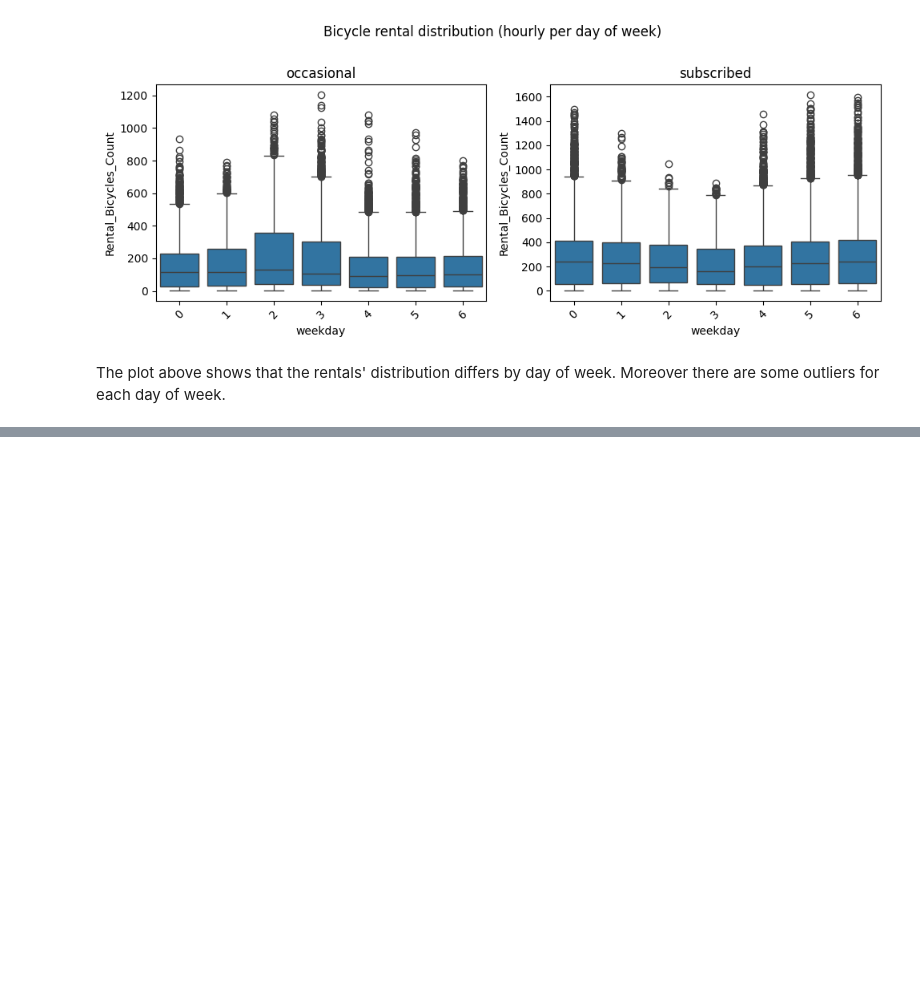
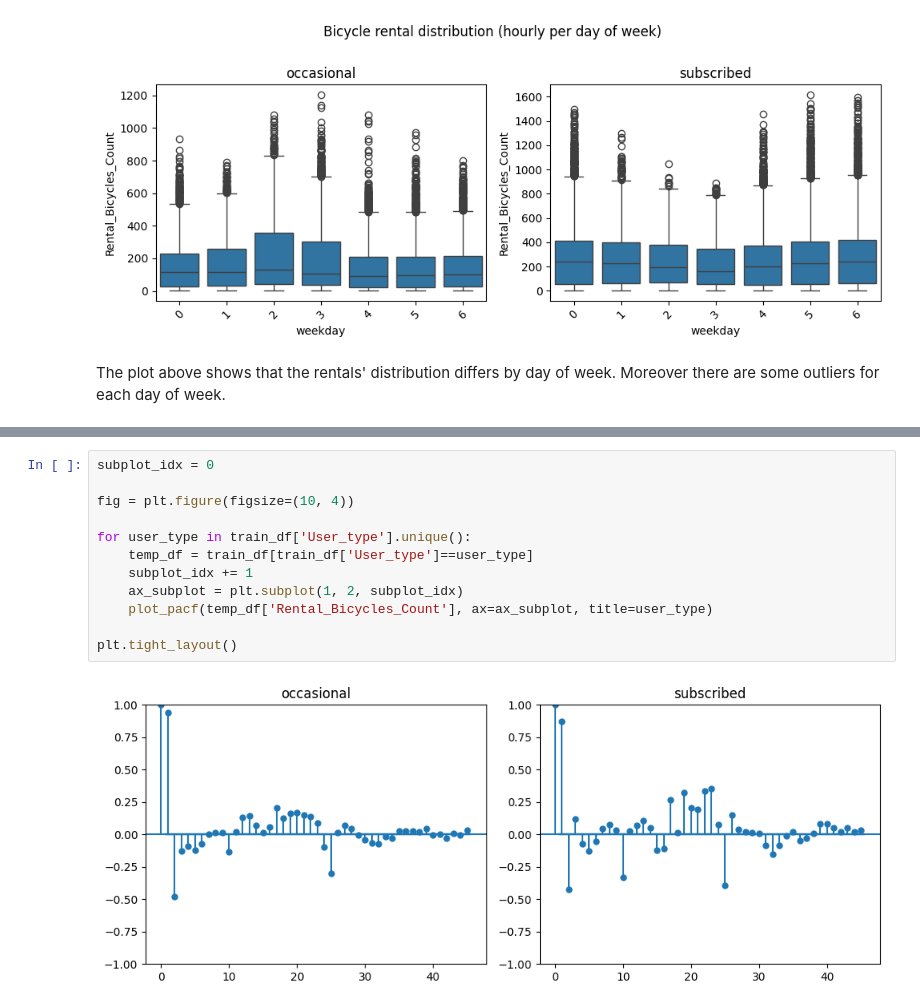
Before and after one commit to VaheC/MH_BicycleDemand_Hackathon, a Jupyter notebook: eda.ipynb, the cells around one changed output, grey strips where cells are left out. Drawn from its saved outputs; the diff is of its cells as text; blank space fills up the shorter version.

```diff
--- a/eda.ipynb
+++ b/eda.ipynb
@@ -534,0 +541,14 @@ The plot above shows that the rentals' distribution differs by day of week. More
+# %%
+subplot_idx = 0
+
+fig = plt.figure(figsize=(10, 4))
+
+for user_type in train_df['User_type'].unique():
+    temp_df = train_df[train_df['User_type']==user_type]
+    subplot_idx += 1
+    ax_subplot = plt.subplot(1, 2, subplot_idx)
+    plot_pacf(temp_df['Rental_Bicycles_Count'], ax=ax_subplot, title=user_type)
+
+plt.tight_layout()
+# %% [output]
+[figure, added]
```
Also changed, not shown: parts of 3 cells of this notebook.
